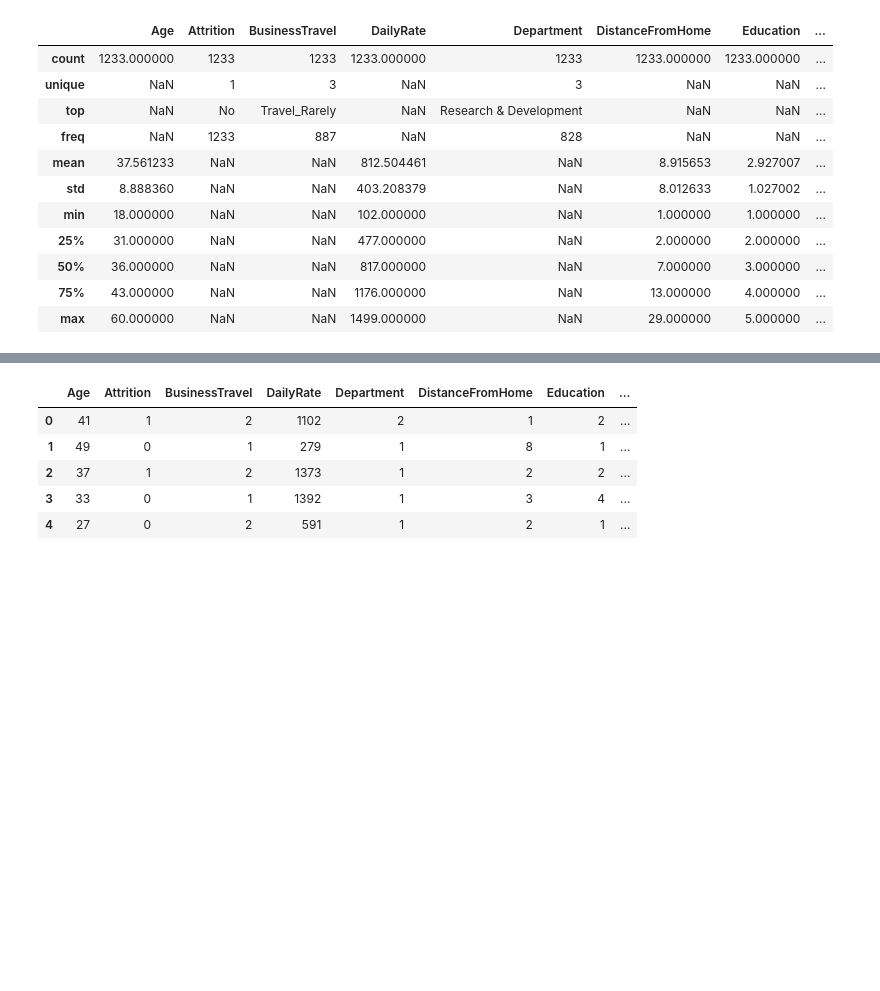
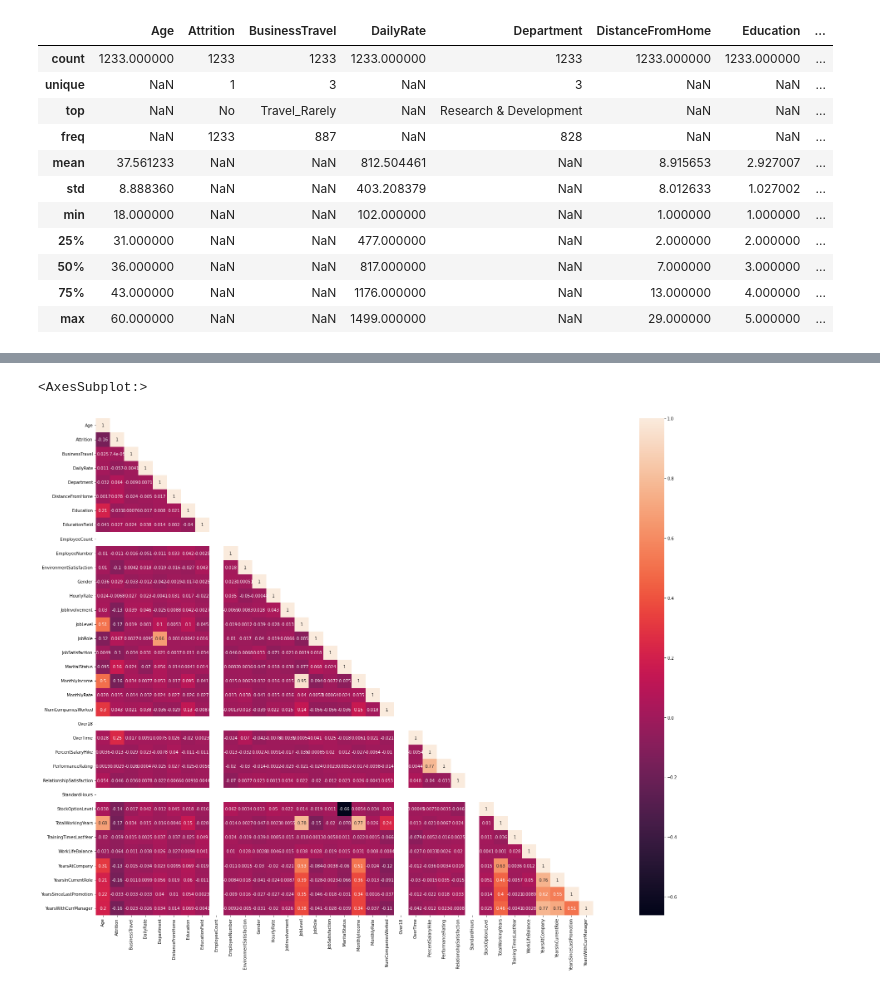
Before and after one commit to ecemdenizb/IBM-HR-analytics-employee-attrition, a Jupyter notebook: hw1-v1.ipynb, the cells around one changed output, grey strips where cells are left out. Cells and saved outputs as stored; diff of their text form; code cells hidden in the pictures; blank space fills up the shorter version.

```diff
--- a/hw1-v1.ipynb
+++ b/hw1-v1.ipynb
@@ -189,9 +178,10 @@ for col in label_encoded_df.select_dtypes(include=['object']).columns:
 # %%
-label_encoded_df.head()
+le_df_corr=label_encoded_df.corr()
+mask=np.array(le_df_corr)
+mask[np.tril_indices_from(mask)] = False
+fig=plt.gcf()
+fig.set_size_inches(40,22)
+sns.heatmap(data=le_df_corr, mask=mask, square=True, annot=True, cbar=True)
 # %% [output]
-|  | Age | Attrition | BusinessTravel | DailyRate | Department | DistanceFromHome | Education | ... |
-| 0 | 41 | 1 | 2 | 1102 | 2 | 1 | 2 | ... |
-| 1 | 49 | 0 | 1 | 279 | 1 | 8 | 1 | ... |
-| 2 | 37 | 1 | 2 | 1373 | 1 | 2 | 2 | ... |
-| 3 | 33 | 0 | 1 | 1392 | 1 | 3 | 4 | ... |
-| 4 | 27 | 0 | 2 | 591 | 1 | 2 | 1 | ... |
+<AxesSubplot:>
+[figure, added]
```
Also changed, not shown: parts of 15 cells of this notebook.
